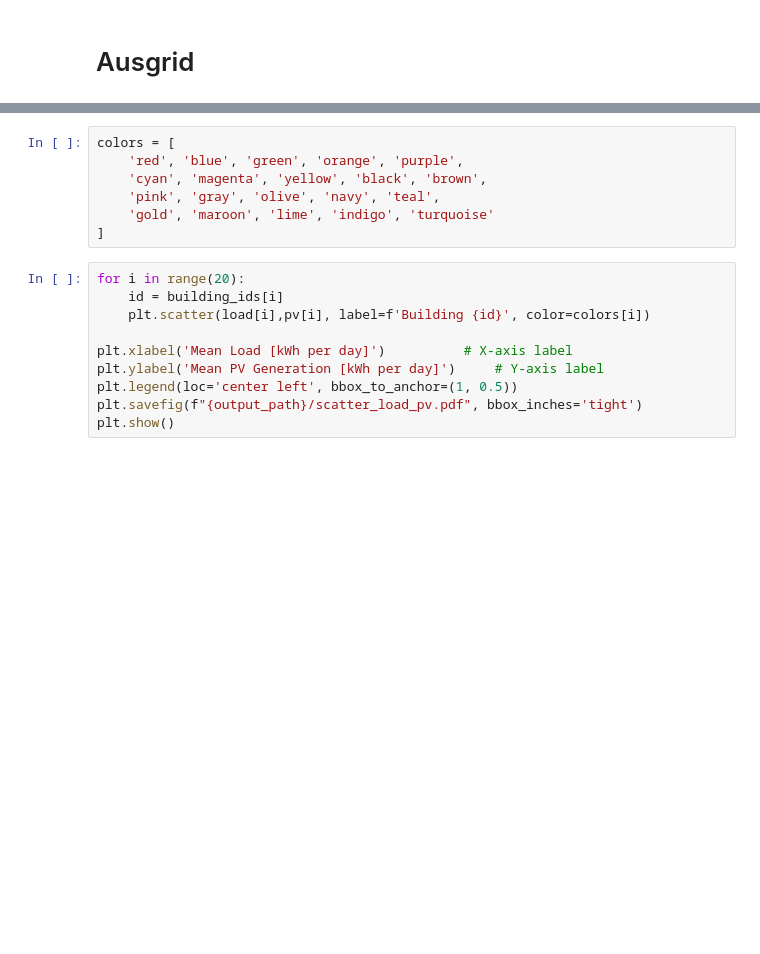
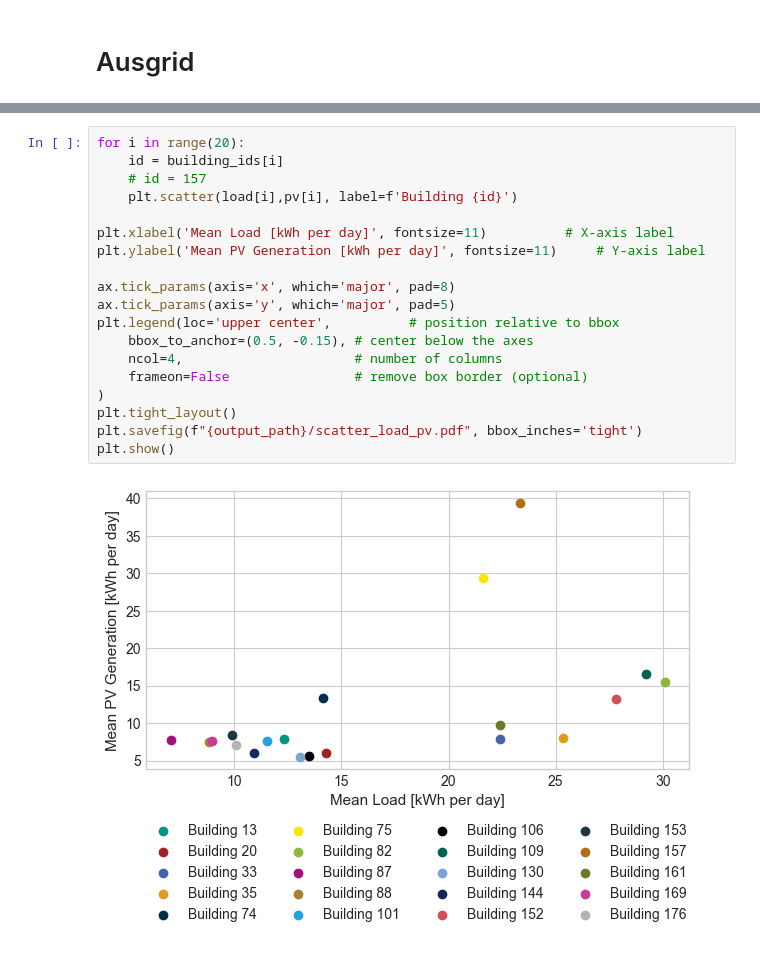
Before and after one commit to pascalhenrich/dt-kd-for-bess, a Jupyter notebook: data/DataAnalysis.ipynb, the cells around one changed output, grey strips where cells are left out. Saved outputs shown, nothing was run; the diff lists cells and outputs as text; blank space fills up the shorter version.

```diff
--- a/data/DataAnalysis.ipynb
+++ b/data/DataAnalysis.ipynb
@@ -278,17 +329,21 @@ for building_id in building_ids:
-# %%
-colors = [
-    'red', 'blue', 'green', 'orange', 'purple',
-    'cyan', 'magenta', 'yellow', 'black', 'brown',
-    'pink', 'gray', 'olive', 'navy', 'teal',
-    'gold', 'maroon', 'lime', 'indigo', 'turquoise'
-]
 # %%
 for i in range(20):
     id = building_ids[i]
-    plt.scatter(load[i],pv[i], label=f'Building {id}', color=colors[i])
+    # id = 157
+    plt.scatter(load[i],pv[i], label=f'Building {id}')
 
-plt.xlabel('Mean Load [kWh per day]')          # X-axis label
-plt.ylabel('Mean PV Generation [kWh per day]')     # Y-axis label
-plt.legend(loc='center left', bbox_to_anchor=(1, 0.5))
+plt.xlabel('Mean Load [kWh per day]', fontsize=11)          # X-axis label
+plt.ylabel('Mean PV Generation [kWh per day]', fontsize=11)     # Y-axis label
+
+ax.tick_params(axis='x', which='major', pad=8)
+ax.tick_params(axis='y', which='major', pad=5)
+plt.legend(loc='upper center',          # position relative to bbox
+    bbox_to_anchor=(0.5, -0.15), # center below the axes
+    ncol=4,                      # number of columns
+    frameon=False                # remove box border (optional)
+)
+plt.tight_layout()
 plt.savefig(f"{output_path}/scatter_load_pv.pdf", bbox_inches='tight')
 plt.show()
+# %% [output]
+[figure, added]
```
Also changed, not shown: parts of 6 cells of this notebook, 14 other files.
